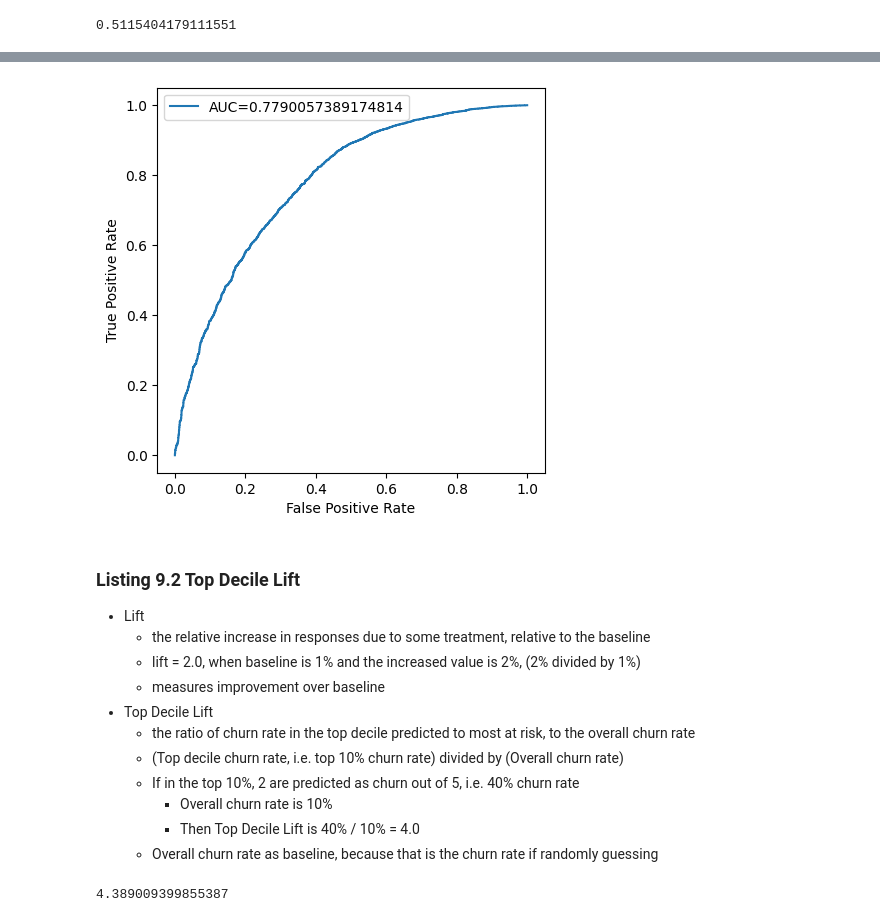
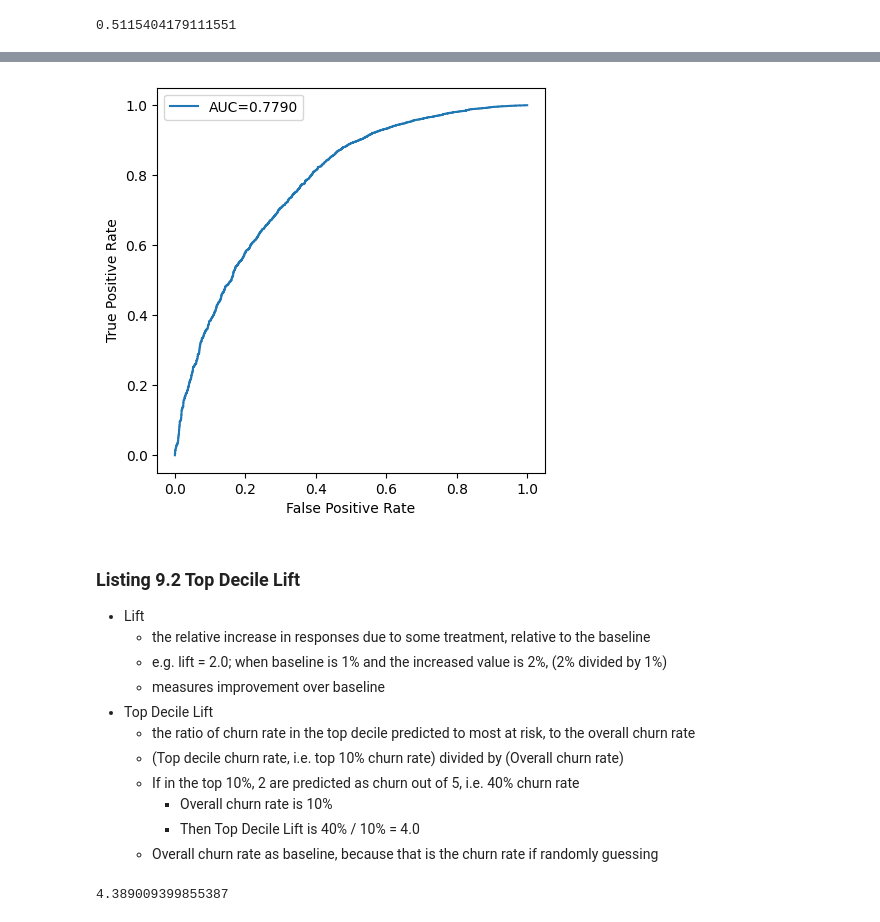
Before and after one commit to davilayang/fight-churn, a Jupyter notebook: notebooks/09-validation.ipynb, the cells around one changed output, grey strips where cells are left out. Saved outputs shown, nothing was run; the diff lists cells and outputs as text; code cells hidden in the pictures.

```diff
--- a/notebooks/09-validation.ipynb
+++ b/notebooks/09-validation.ipynb
@@ -168,22 +290,22 @@ roc_auc_score(y, y_preds_proba[:, 1])
 # %%
 y_preds_proba = model.predict_proba(X)[::,1]
 fpr, tpr, _ = roc_curve(y, y_preds_proba)
 auc = roc_auc_score(y, y_preds_proba)
 
 #create ROC curve
 plt.figure(figsize=(5, 5))
-plt.plot(fpr,tpr, label=f"AUC={auc}")
+plt.plot(fpr,tpr, label=f"AUC={auc:.4f}")
 plt.ylabel('True Positive Rate'); plt.xlabel('False Positive Rate')
 plt.legend()
 plt.show()
 # %% [output]
-[figure, old version]
+[figure, new version]
 # %% [markdown]
 ### Listing 9.2 Top Decile Lift
 
 - Lift
   - the relative increase in responses due to some treatment, relative to the baseline
-  - lift = 2.0, when baseline is 1% and the increased value is 2%, (2% divided by 1%)
+  - e.g. lift = 2.0; when baseline is 1% and the increased value is 2%, (2% divided by 1%)
   - measures improvement over baseline
 - Top Decile Lift
   - the ratio of churn rate in the top decile predicted to most at risk, to the overall churn rate
@@ -192,47 +314,3 @@ plt.show()
     - Overall churn rate is 10%
     - Then Top Decile Lift is 40% / 10% = 4.0
   - Overall churn rate as baseline, because that is the churn rate if randomly guessing
-# %%
-def calculat_top_decile_lift(y_true: npt.NDArray, y_pred_proba: npt.NDArray) -> float:
-
-    if np.unique(y_pred_proba).size < 10:
-        return 1.0
-
-    # overall churn rate
-    overall_churn = y_true.sum() / y_true.shape[0]
-
-    # top decile churn rate (top 10% at risk)
-    ## sort by risk/probability to churn
-    sort_by_risk = sorted(zip(y_pred_proba, y_true), key=lambda v: v[0], reverse=True)
-    ## get top 10 count & index
-    top10_count = round(y_true.shape[0] * .1)
-    top10_churned_count = sum([v[1] for v in sort_by_risk[:top10_count]])
-    ## top 10% churn rate
-    top_decile_churn = top10_churned_count / top10_count
-
-    # top decile lift
-    lift = top_decile_churn / overall_churn
-
-    return lift
-
-def top_decile_lift(data: pd.DataFrame, model: LogisticRegression) -> float:
-
-    X, y = prepare_data(data, as_retention=True)
-
-    # first column is "not_retained", second column is "is_retained"
-    # or, first is probabilty to become churned
-    # or, first is risk to become churned
-    predictions = model.predict_proba(X)
-
-    # actual label on churn, 1 means the observation has churned
-    # since the model is trained on as_retention=True, we need churn labels for lift
-    y_churned = (1 - y).rename("is_churned")
-
-    # top decile lift is about the top 10% most at-risk, so only on "not_churned"
-    lift = calculat_top_decile_lift(y_churned, predictions[:, 0])
-
-    return lift
-
-top_decile_lift(train_data, model)
-# %% [output]
-4.389009399855387
@@ -239,2 +339,24 @@ top_decile_lift(train_data, model)
+# %%
+def top_decile_lift(data: pd.DataFrame, model: LogisticRegression) -> float:
+
+    X, y = prepare_data(data, as_retention=True)
+
+    # first column is "not_retained", second column is "is_retained"
+    # or, first is probabilty to become churned
+    # or, first is risk to become churned
+    predictions = model.predict_proba(X)
+
+    # actual label on churn, 1 means the observation has churned
+    # since the model is trained on as_retention=True, we need churn labels for lift
+    y_churned = (1 - y).rename("is_churned")
+
+    # top decile lift is about the top 10% most at-risk, so only on "not_churned"
+    lift = calculat_top_decile_lift(y_churned, predictions[:, 0])
+
+    return lift
+
+top_decile_lift(train_data, model)
+# %% [output]
+4.389009399855387
 # %% [markdown]
 ### Listing 9.3 Backtesting
```
Also changed, not shown: parts of 39 cells of this notebook, 1 other file.
